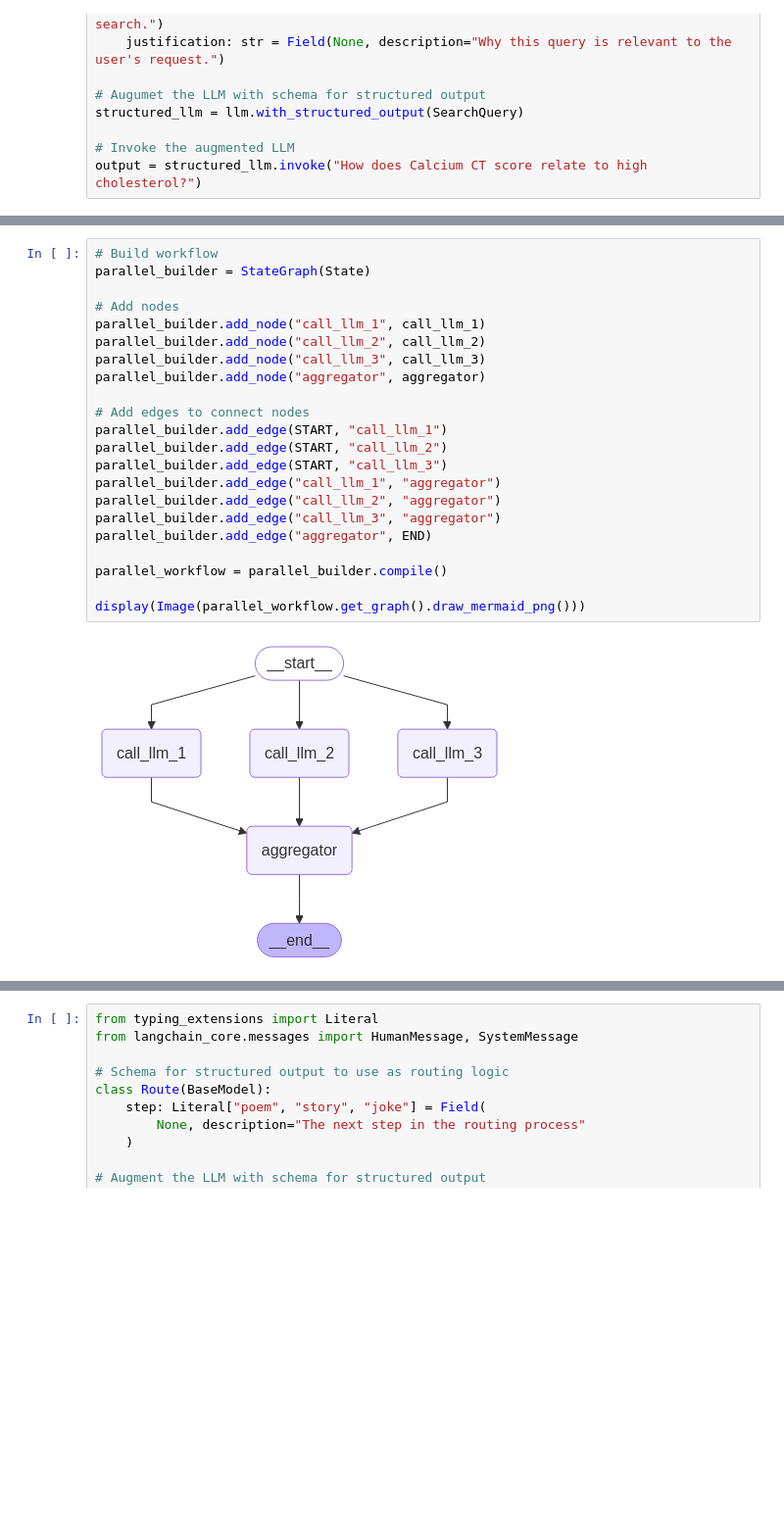
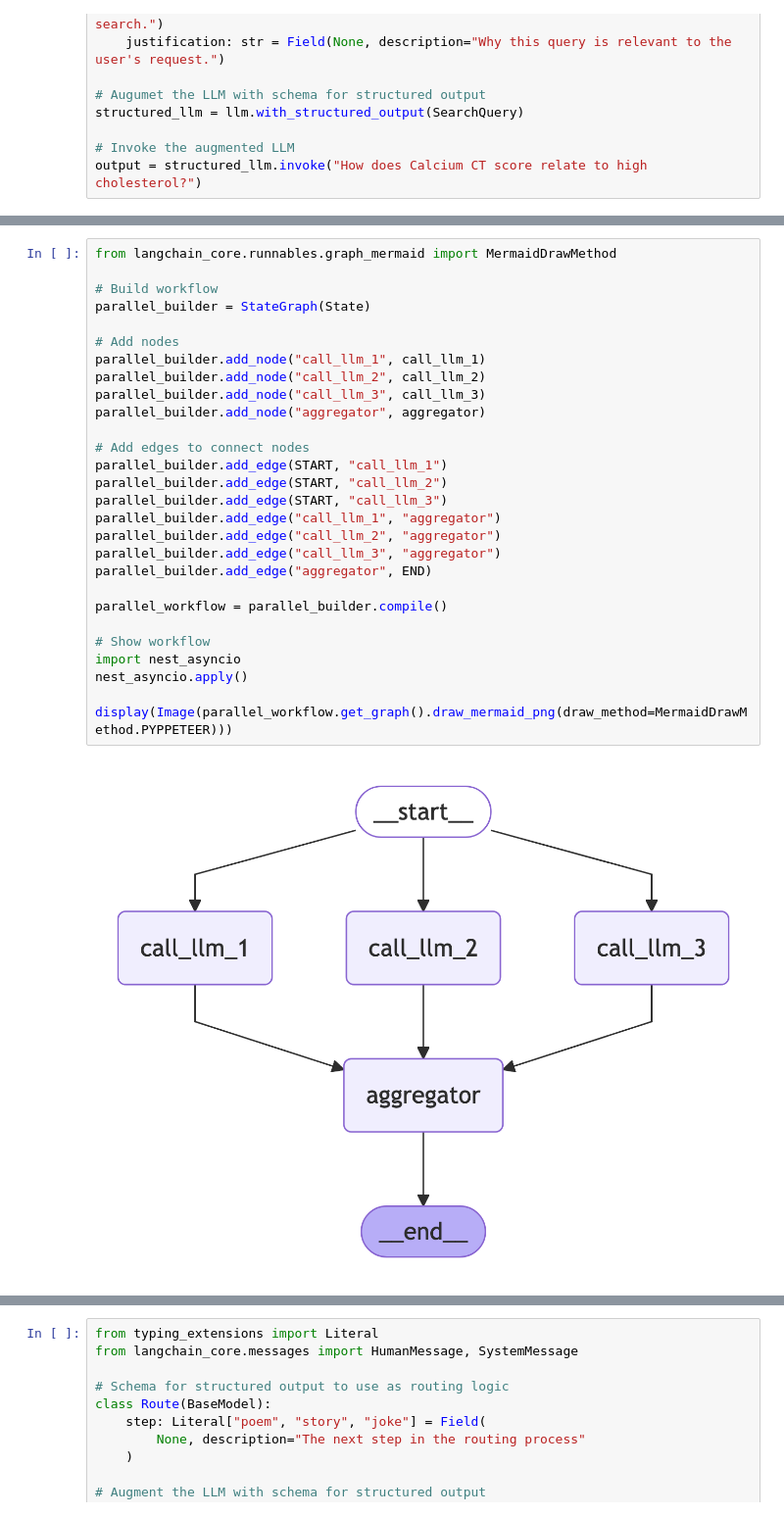
Before and after one commit to kimbyl/langgraph-guide, a Jupyter notebook: notebooks/tutorials-workflows.ipynb, the cells around one changed output, grey strips where cells are left out. Shown at 98% size. Saved outputs shown, nothing was run; the diff lists cells and outputs as text; blank space fills up the shorter version.

Commit message:
workflows tutorials

```diff
--- a/notebooks/tutorials-workflows.ipynb
+++ b/notebooks/tutorials-workflows.ipynb
@@ -219,29 +216,35 @@ def aggregator(state: State):
     combined += f"POEM:\n{state['poem']}"
     return {"combined_output": combined}
 # %%
+from langchain_core.runnables.graph_mermaid import MermaidDrawMethod
+
 # Build workflow
 parallel_builder = StateGraph(State)
 
 # Add nodes
 parallel_builder.add_node("call_llm_1", call_llm_1)
 parallel_builder.add_node("call_llm_2", call_llm_2)
 parallel_builder.add_node("call_llm_3", call_llm_3)
 parallel_builder.add_node("aggregator", aggregator)
 
 # Add edges to connect nodes
 parallel_builder.add_edge(START, "call_llm_1")
 parallel_builder.add_edge(START, "call_llm_2")
 parallel_builder.add_edge(START, "call_llm_3")
 parallel_builder.add_edge("call_llm_1", "aggregator")
 parallel_builder.add_edge("call_llm_2", "aggregator")
 parallel_builder.add_edge("call_llm_3", "aggregator")
 parallel_builder.add_edge("aggregator", END)
 
 parallel_workflow = parallel_builder.compile()
 
-display(Image(parallel_workflow.get_graph().draw_mermaid_png()))
+# Show workflow
+import nest_asyncio
+nest_asyncio.apply()
+
+display(Image(parallel_workflow.get_graph().draw_mermaid_png(draw_method=MermaidDrawMethod.PYPPETEER)))
 # %% [output]
-[figure, old version]
+[figure, new version]
 # %%
 # Invoke
 state = parallel_workflow.invoke({"topic": "cats"})
```
Also changed, not shown: parts of 37 cells of this notebook, 5 other files.
